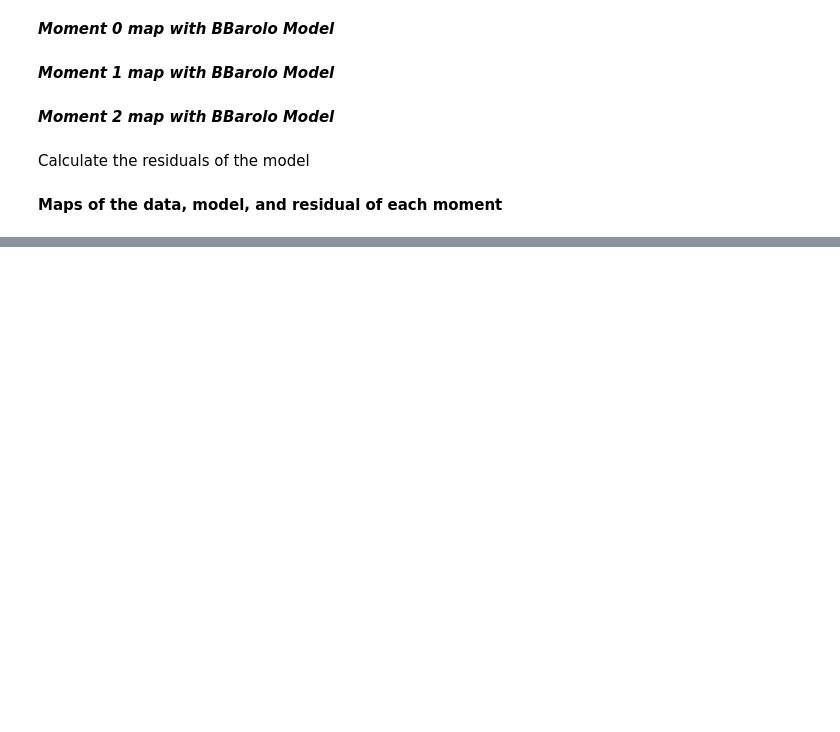
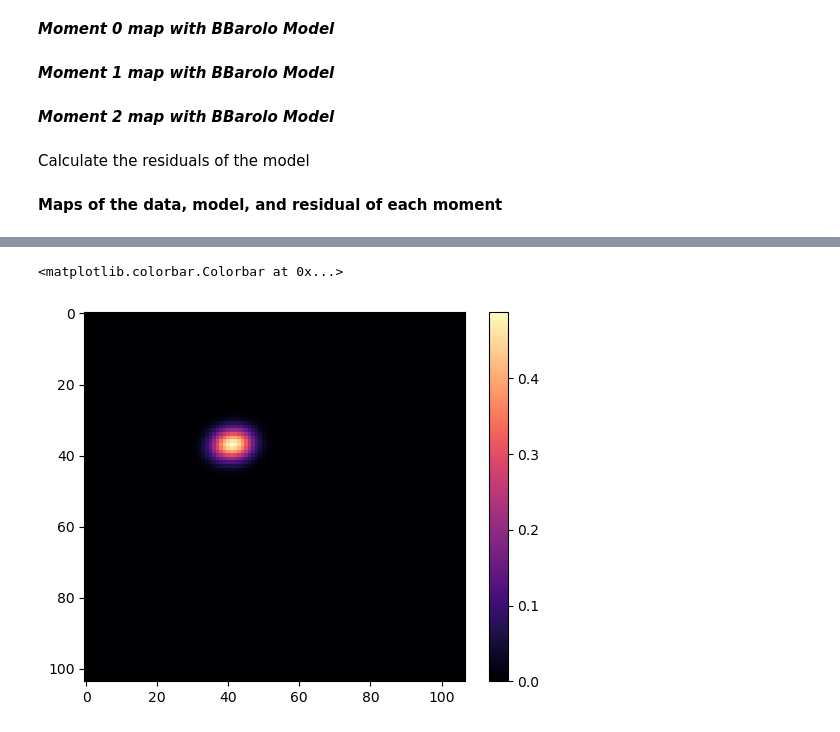
Before and after one commit to AnyelTars/Arp86-Galaxy-System, a Jupyter notebook: USNOA2-1125-19940303/moment_maps-arp86-3.ipynb, the cells around one changed output, grey strips where cells are left out. Cells and saved outputs as stored; diff of their text form; code cells hidden in the pictures; blank space fills up the shorter version.

```diff
--- a/USNOA2-1125-19940303/moment_maps-arp86-3.ipynb
+++ b/USNOA2-1125-19940303/moment_maps-arp86-3.ipynb
@@ -285,7 +285,7 @@ plt.show()
 # %% [markdown]
 ## BBarolo Model and Comparison
 # %%
-file_model = "/output/SoFiA_J234703.61+292835.6/SoFiA_J234703.61+292835.6mod_azim.fits"
+file_model = "/output10/SoFiA_J234703.61+292835.6/SoFiA_J234703.61+292835.6mod_none.fits"
 # %%
 header_model, data_model = read_fits_cube(directory + file_model)
 # %% [markdown]
@@ -349,0 +375,8 @@ for ax in axs:
+# %%
+mom0_model_test=np.nansum(data_model,axis=0)*abs(header_cube['CDELT3'])/1000
+# %%
+plt.imshow(mom0_model_test,cmap='magma')
+plt.colorbar()
+# %% [output]
+<matplotlib.colorbar.Colorbar at 0x...>
+[figure, added]
```
Also changed, not shown: parts of 17 cells of this notebook.
